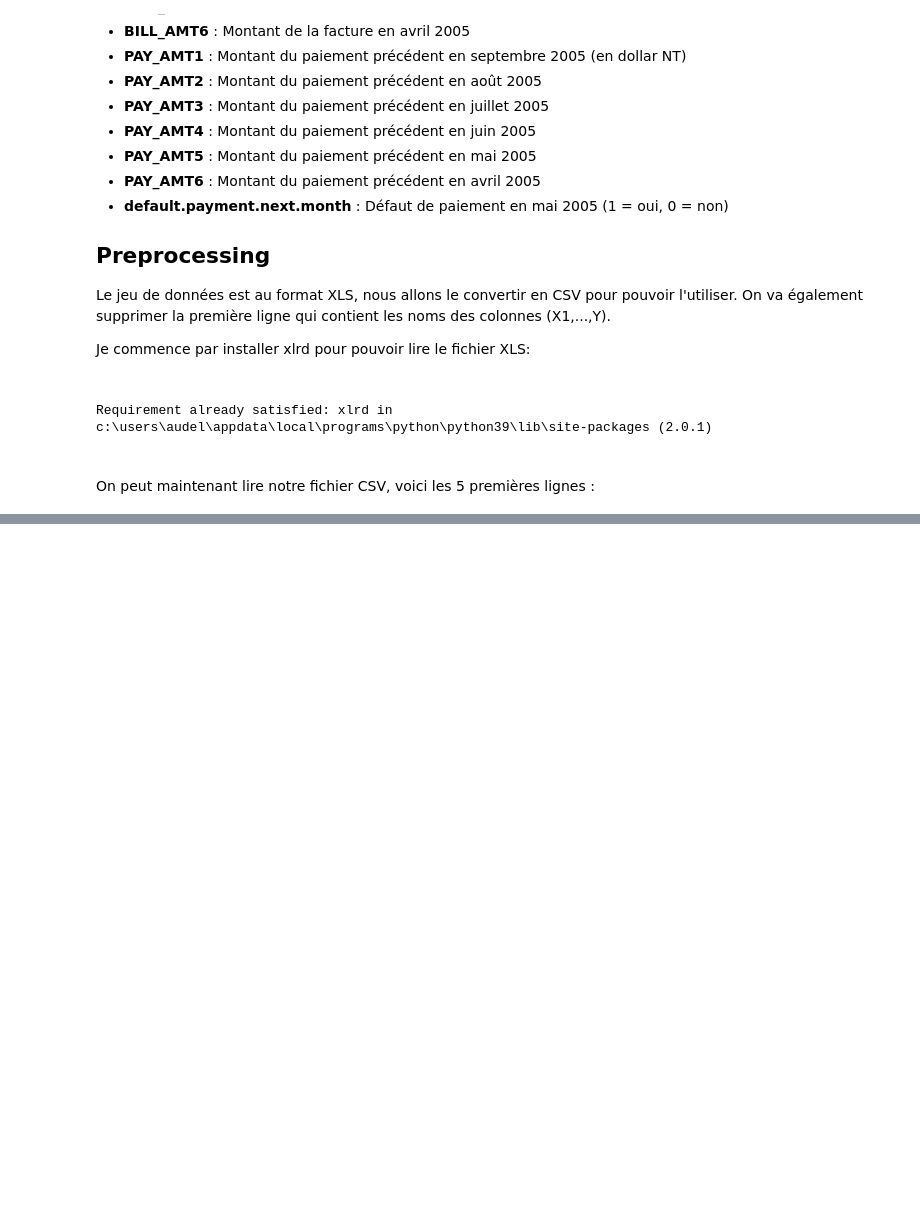
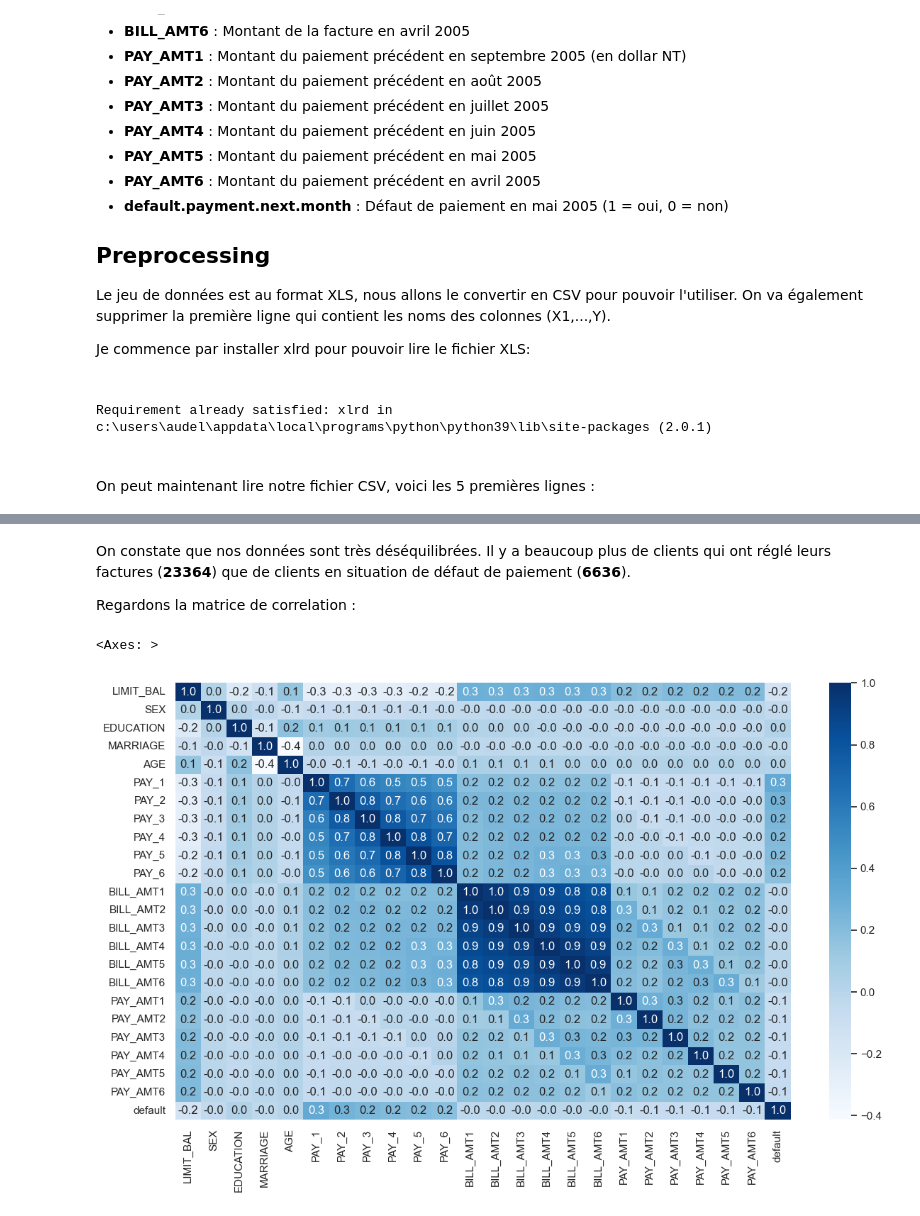
Before and after one commit to Alhern/defaults_prediction, a Jupyter notebook: credit_fraud.ipynb, the cells around one changed output, grey strips where cells are left out. Drawn from its saved outputs; the diff is of its cells as text; code cells hidden in the pictures; blank space fills up the shorter version.

```diff
--- a/credit_fraud.ipynb
+++ b/credit_fraud.ipynb
@@ -88,0 +104,13 @@ dtype: int64
+# %% [markdown]
+On constate que nos données sont très déséquilibrées. Il y a beaucoup plus de clients qui ont réglé leurs factures (<b>23364</b>) que de clients en situation de défaut de paiement (<b>6636</b>).
+
+Regardons la matrice de correlation :
+<br>
+# %%
+corr = df.corr()
+plt.figure(figsize=(14, 8))
+sns.set_theme(style="white")
+sns.heatmap(corr, annot=True, fmt='.1f', cmap='Blues')
+# %% [output]
+<Axes: >
+[figure, added]
```
Also changed, not shown: parts of 6 cells of this notebook, 1 other file.
